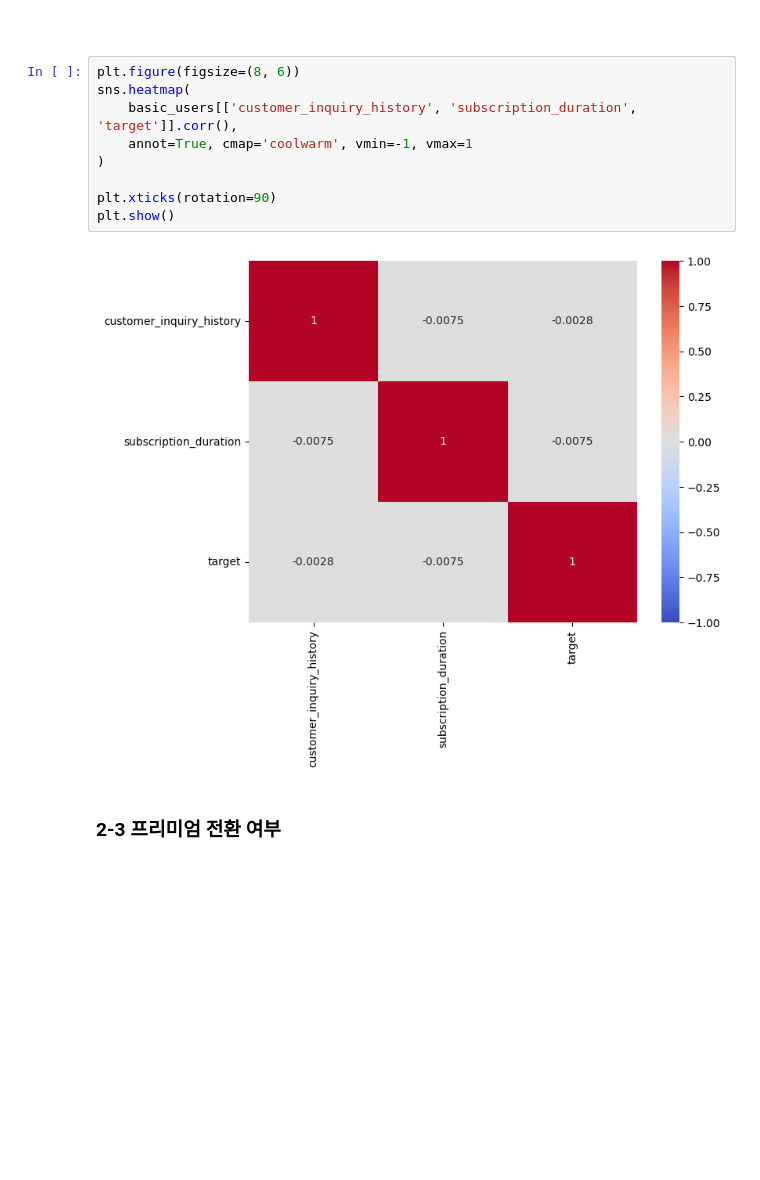
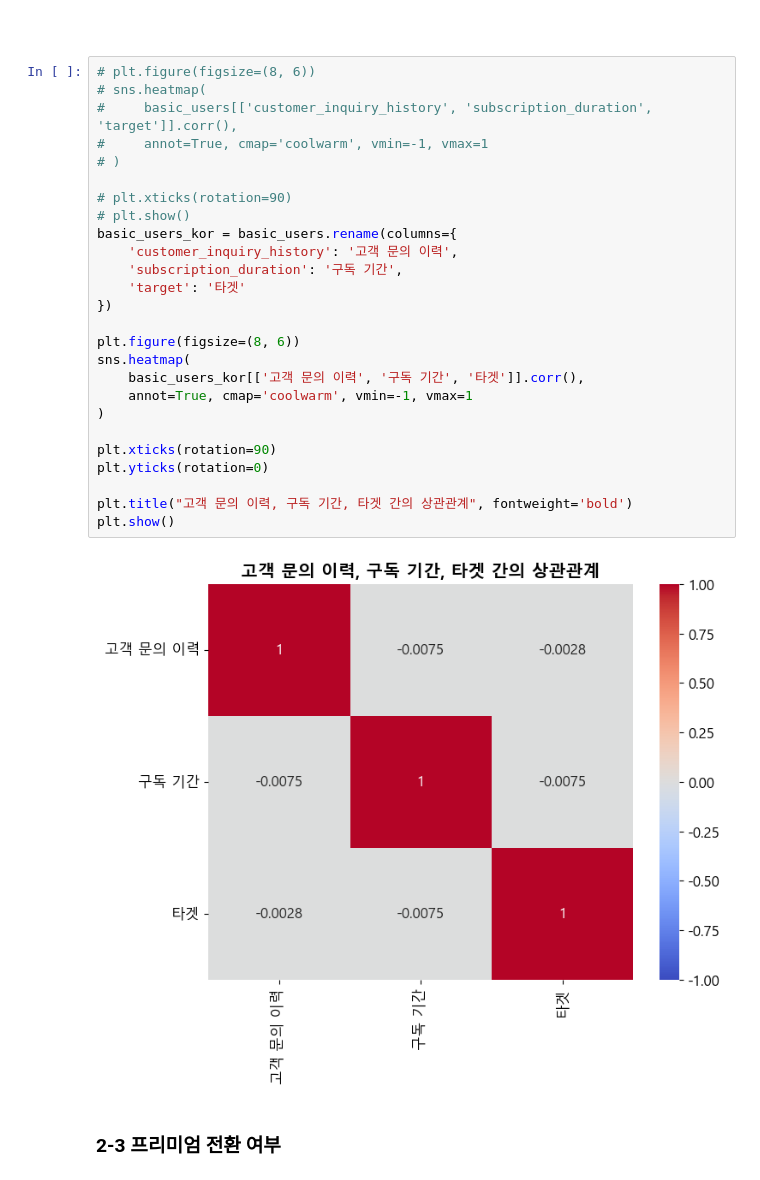
Before and after one commit to MunSeoYeon/WASSUP4, a Jupyter notebook: MIni Project/DA_Mini_Project_02.ipynb, the cells around one changed output. Cells and saved outputs as stored; diff of their text form; blank space fills up the shorter version.

```diff
--- a/MIni Project/DA_Mini_Project_02.ipynb
+++ b/MIni Project/DA_Mini_Project_02.ipynb
@@ -44,17 +63,34 @@ basic_users = df[df['subscription_type'] == 'Basic']
 <br>이 결과는 문의 횟수나 구독 기간이 단독으로 프리미엄 전환에 강한 영향을 미치지 않음을 시사합니다. 추가적인 변수나 조합이 더 필요할 수 있습니다.
 # %% [markdown]
 ####
-# %%
-plt.figure(figsize=(8, 6))
-sns.heatmap(
-    basic_users[['customer_inquiry_history', 'subscription_duration', 'target']].corr(),
-    annot=True, cmap='coolwarm', vmin=-1, vmax=1
-)
-
-plt.xticks(rotation=90)
-plt.show()
-# %% [output]
-[figure, removed]
+# %%
+# plt.figure(figsize=(8, 6))
+# sns.heatmap(
+#     basic_users[['customer_inquiry_history', 'subscription_duration', 'target']].corr(),
+#     annot=True, cmap='coolwarm', vmin=-1, vmax=1
+# )
+
+# plt.xticks(rotation=90)
+# plt.show()
+basic_users_kor = basic_users.rename(columns={
+    'customer_inquiry_history': '고객 문의 이력',
+    'subscription_duration': '구독 기간',
+    'target': '타겟'
+})
+
+plt.figure(figsize=(8, 6))
+sns.heatmap(
+    basic_users_kor[['고객 문의 이력', '구독 기간', '타겟']].corr(),
+    annot=True, cmap='coolwarm', vmin=-1, vmax=1
+)
+
+plt.xticks(rotation=90)
+plt.yticks(rotation=0)
+
+plt.title("고객 문의 이력, 구독 기간, 타겟 간의 상관관계", fontweight='bold')
+plt.show()
+# %% [output]
+[figure, added]
 # %% [markdown]
 ### 2-3 프리미엄 전환 여부
 # %% [markdown]
```
Also changed, not shown: parts of 6 cells of this notebook, 5 other files.
